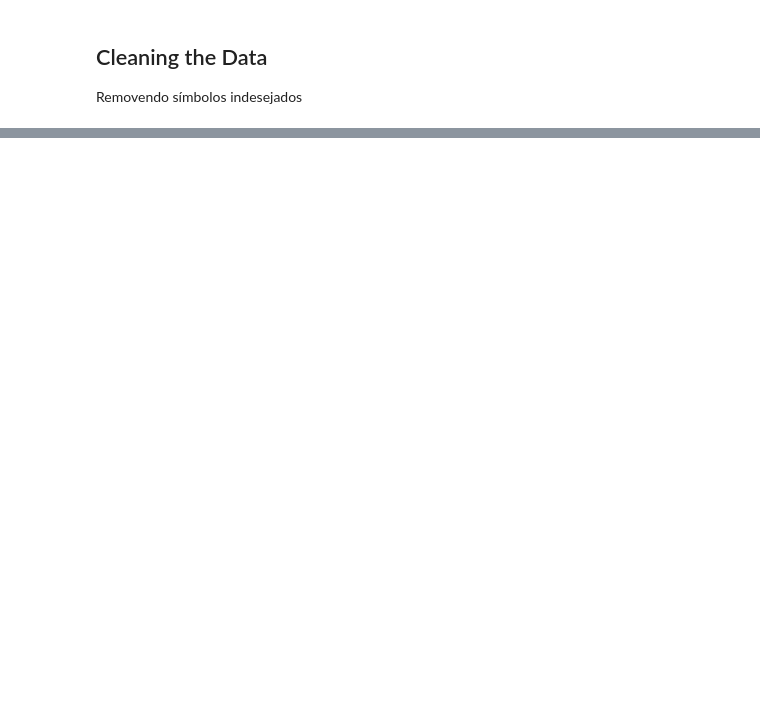
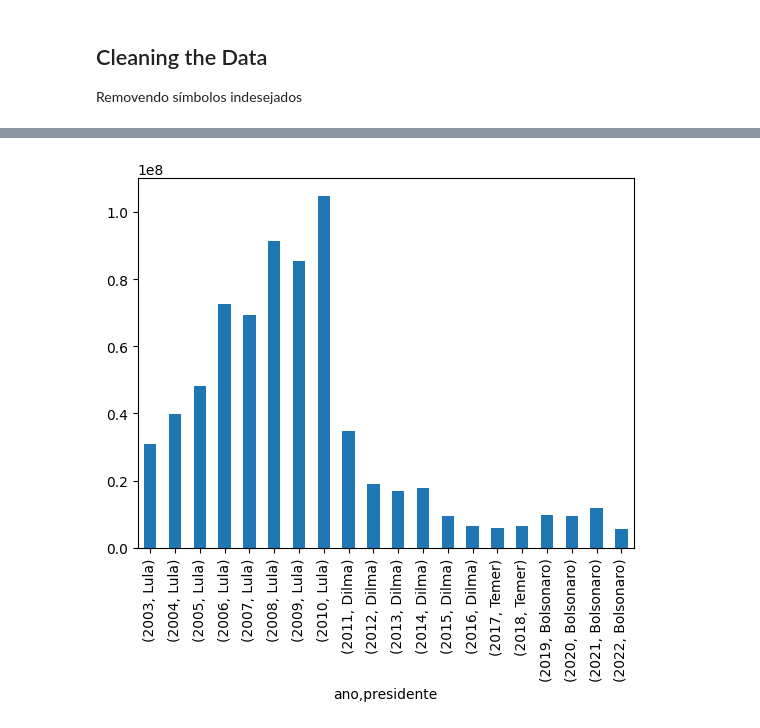
Before and after one commit to pedrow28/projetos-ci-ncia-dados, a Jupyter notebook: gastos_cartao_corporativo/suporte.ipynb, the cells around one changed output, grey strips where cells are left out. Cells and saved outputs as stored; diff of their text form; code cells hidden in the pictures; blank space fills up the shorter version.

```diff
--- a/gastos_cartao_corporativo/suporte.ipynb
+++ b/gastos_cartao_corporativo/suporte.ipynb
@@ -43,3 +77,10 @@ data.head()
 | 2 | 2003 | Lula | 2003-12-14 | ***.271.561-** | 01720459000122 | FULL TIME LOCACAO E SERVICOS S/C ... | C | ... |
 | 3 | 2008 | Lula | 2008-12-16 | ***.868.251-** | 04850433000197 | SHOW'S ESTRUTURAS E EVENTOS LTDA ... | C | ... |
 | 4 | 2003 | Lula | 2003-06-05 | ***.010.008-** | 01720459000122 | FULL TIME LOCACAO E SERVICOS S/C ... | C | ... |
+# %%
+df_plot = data.groupby(['ano', 'presidente']).valor_hist_ajustado.sum()
+
+df_plot.plot(kind="bar")
+plt.show()
+# %% [output]
+[figure, added]
```
Also changed, not shown: parts of 8 cells of this notebook, 6 other files.
